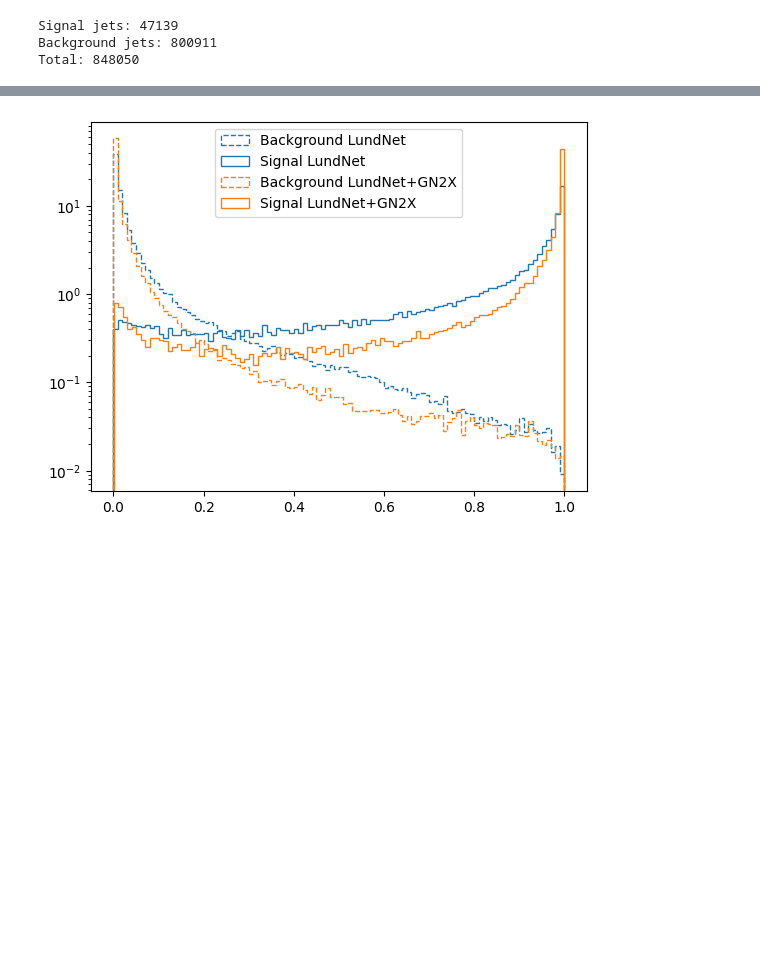
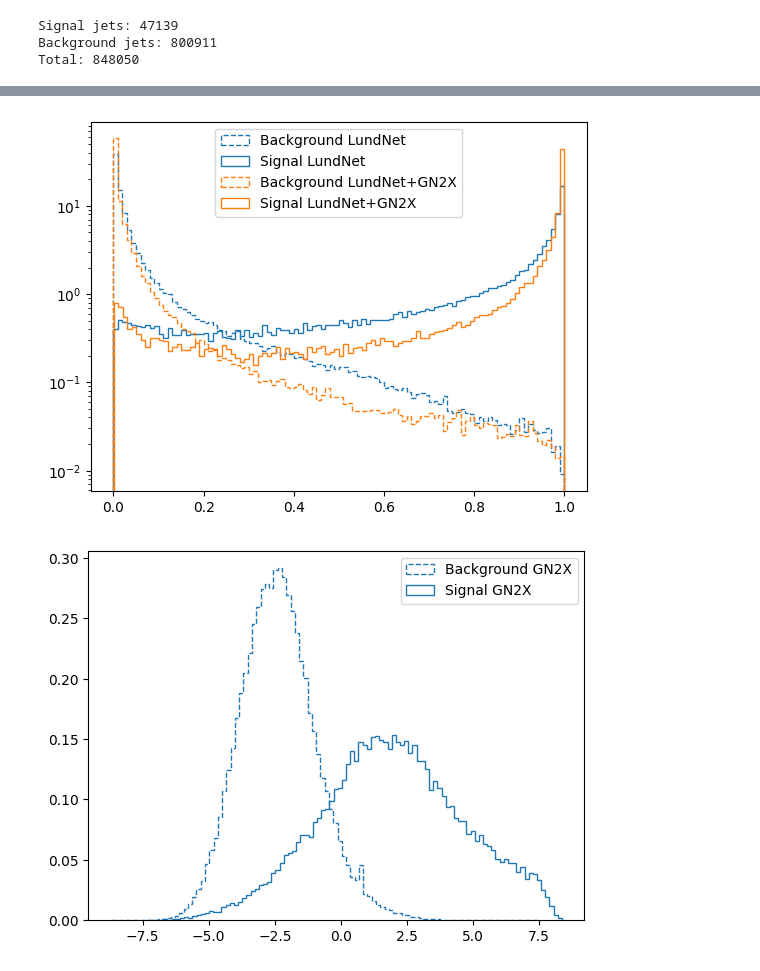
Before and after one commit to KonDoran/lundtoptagger, a Jupyter notebook: plotting.ipynb, the cells around one changed output, grey strips where cells are left out. Drawn from its saved outputs; the diff is of its cells as text; code cells hidden in the pictures; blank space fills up the shorter version.

```diff
--- a/plotting.ipynb
+++ b/plotting.ipynb
@@ -54,32 +102,50 @@ models = {
 # %%
 # Extract scores and labels
 scores = data["fjet_LundNet_score"]
 labels = data["labels"]
 
 hist_params = dict(
     bins = 100,
     # range = (0, 1),
     density = True,
     # alpha = 0.5,
     histtype = "step"
 )
 
-for i, model in enumerate(models):
+selected_models = ["LundNet", "LundNet+GN2X"]
+for i, model in enumerate(selected_models):
     scores = models[model]["scores"]
     hist_params["color"] = f"C{i}"
     plt.hist(scores[labels==0], weights=weights[labels==0], label="Background "+model, ls="--", **hist_params)
     plt.hist(scores[labels==1], weights=weights[labels==1], label="Signal "+model,     ls="-",  **hist_params)
     plt.legend()
 plt.show()
-
-for i, model in enumerate(models):
+for i, model in enumerate(selected_models):
     scores = models[model]["scores"]
     hist_params["color"] = f"C{i}"
     plt.hist(scores[labels==0], weights=weights[labels==0], label="Background "+model, ls="--", **hist_params)
     plt.hist(scores[labels==1], weights=weights[labels==1], label="Signal "+model,     ls="-",  **hist_params)
     plt.legend()
     plt.yscale('log')
 plt.show()
+
+selected_models = ["GN2X"]
+for i, model in enumerate(selected_models):
+    scores = models[model]["scores"]
+    hist_params["color"] = f"C{i}"
+    plt.hist(scores[labels==0], weights=weights[labels==0], label="Background "+model, ls="--", **hist_params)
+    plt.hist(scores[labels==1], weights=weights[labels==1], label="Signal "+model,     ls="-",  **hist_params)
+    plt.legend()
+plt.show()
+for i, model in enumerate(selected_models):
+    scores = models[model]["scores"]
+    hist_params["color"] = f"C{i}"
+    plt.hist(scores[labels==0], weights=weights[labels==0], label="Background "+model, ls="--", **hist_params)
+    plt.hist(scores[labels==1], weights=weights[labels==1], label="Signal "+model,     ls="-",  **hist_params)
+    plt.legend()
+    plt.yscale('log')
+plt.show()
 # %% [output]
 [figure]
 [figure]
+[figure, added]
```
Also changed, not shown: parts of 12 cells of this notebook.
